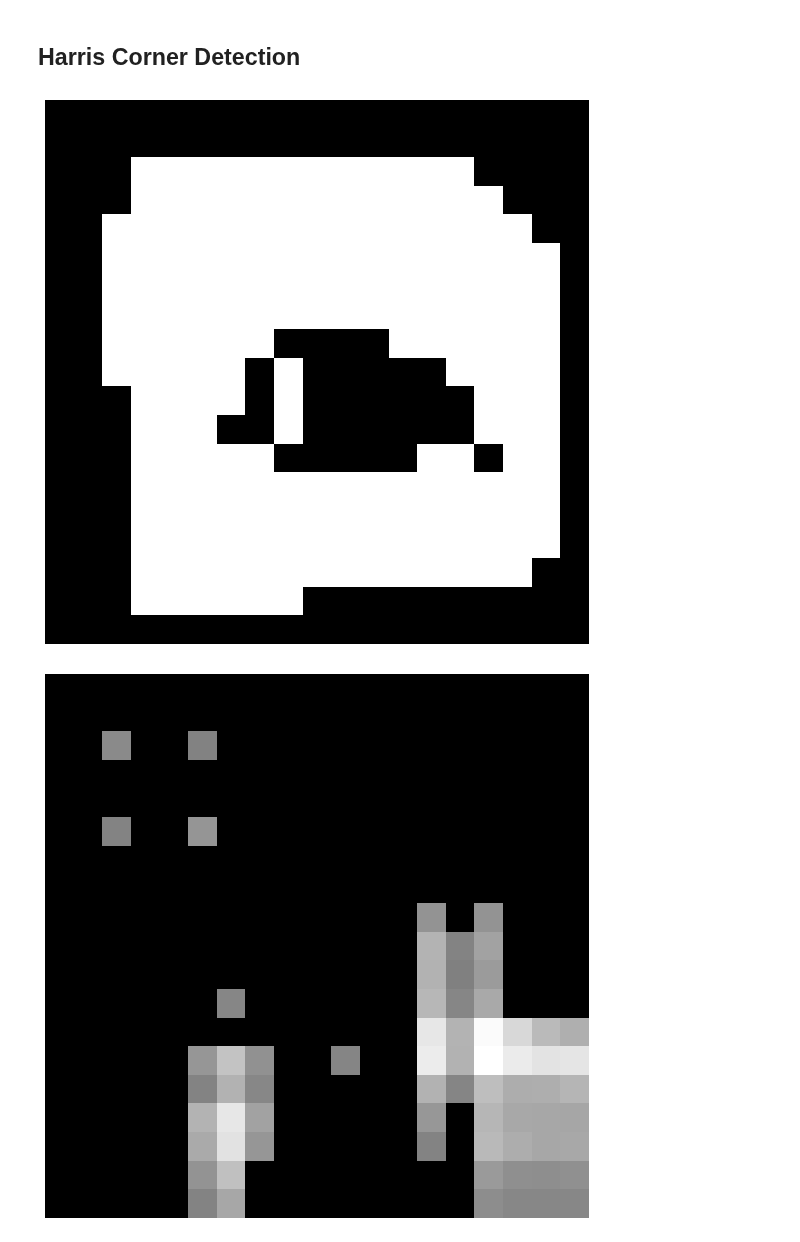
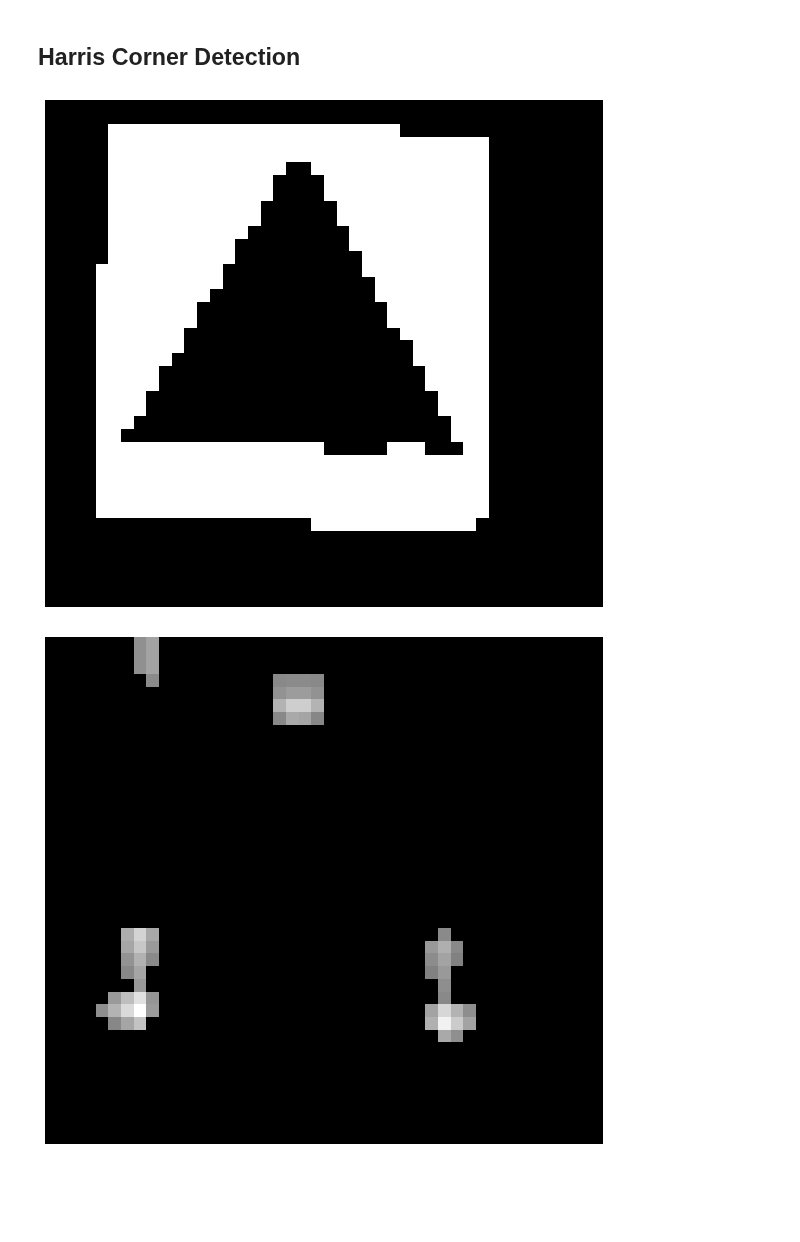
Before and after one commit to joaolucasmartins/VC2022, a Jupyter notebook: notebook.ipynb, the cells around one changed output. Saved outputs shown, nothing was run; the diff lists cells and outputs as text; code cells hidden in the pictures; blank space fills up the shorter version.

```diff
--- a/notebook.ipynb
+++ b/notebook.ipynb
@@ -111,7 +111,7 @@ Usado para uniformizar cor da imagem
 # %%
 img = speedLimit
 
-segmentedRoadImg = cv.pyrMeanShiftFiltering(img, 10, 15, 100)
+segmentedRoadImg = cv.pyrMeanShiftFiltering(img, 10, 25, 100)
 
 displayImage(segmentedRoadImg)
 # %% [output]
@@ -123,7 +123,7 @@ Utilizando as equações em TODO, podemos usar um threshold para selecionar apen
 def splitColor(img):
     def calcScore(B, G, R):
         DIFF_TH = 50 / 255.0
-        MIN_TH = 70 / 255.0
+        MIN_TH = 40 / 255.0
         R = R / 255.0
         B = B / 255.0
         G = G / 255.0
@@ -183,0 +179,5 @@ displayImage(img)
+# %%
+img = b.copy()
+img = cv.blur(img, (5, 5))
+img = cv.Canny(img, 30, 90)
+displayImage(img)
@@ -206,7 +208,8 @@ contours,hierarchy = cv.findContours(thresh, cv.RETR_EXTERNAL, cv.CHAIN_APPROX_N
 # Get rects
 tmp_rects = []
 colors = []
-drawing = img.copy()
+#drawing = img.copy()
+drawing = np.zeros((img.shape[0], img.shape[1], 1), np.uint8)
 for i in range(len(contours)):
     color = (rng.randint(0,256), rng.randint(0,256), rng.randint(0,256))
     cnt = contours[i]
@@ -214,7 +217,7 @@ for i in range(len(contours)):
     rect = (x, y, w, h)
     if (w < MIN_SIZE or h < MIN_SIZE):
         continue
-    #cv.drawContours(drawing, contours, i, color)
+    cv.drawContours(drawing, contours, i, color)
     tmp_rects.append(rect)
     colors.append(color)
     #cv.drawContours(drawing, hulls, i, color)
@@ -238,28 +241,28 @@ displayImage(drawing)
 # %%
 def addPadding(rect, img_shape, padding):
     w, h = rect[2], rect[3]
     y1 = max(0, round(rect[1] - h * padding))
     y2 = min(img_shape[0], round(rect[1] + h + h * padding))
     x1 = max(0, round(rect[0] - w * padding))
     x2 = min(img_shape[1], round(rect[0] + w + w * padding))
 
     return img[y1:y2, x1:x2]
+blur = cv.blur(img,(5,5))
+roi = addPadding(rects[1], img.shape, 0.23)
 
-roi = addPadding(rects[5], img.shape, 0.03)
-
-img = b
+img = b.copy()
 neighbourhood = 9
 aperture = 3
 free_param = 0.04
 harris = cv.cornerHarris(roi, neighbourhood, aperture, free_param)
 threshold = 0.50
 
 harris[harris < threshold * harris.max()] = 0
 displayImage(roi)
 displayImage(harris)
 # %% [output]
-[figure, old version]
+[figure, new version]
-[figure, old version]
+[figure, new version]
 # %%
 def cornerIdentification(img):
     img = img.copy()
```
Also changed, not shown: parts of 8 cells of this notebook.
